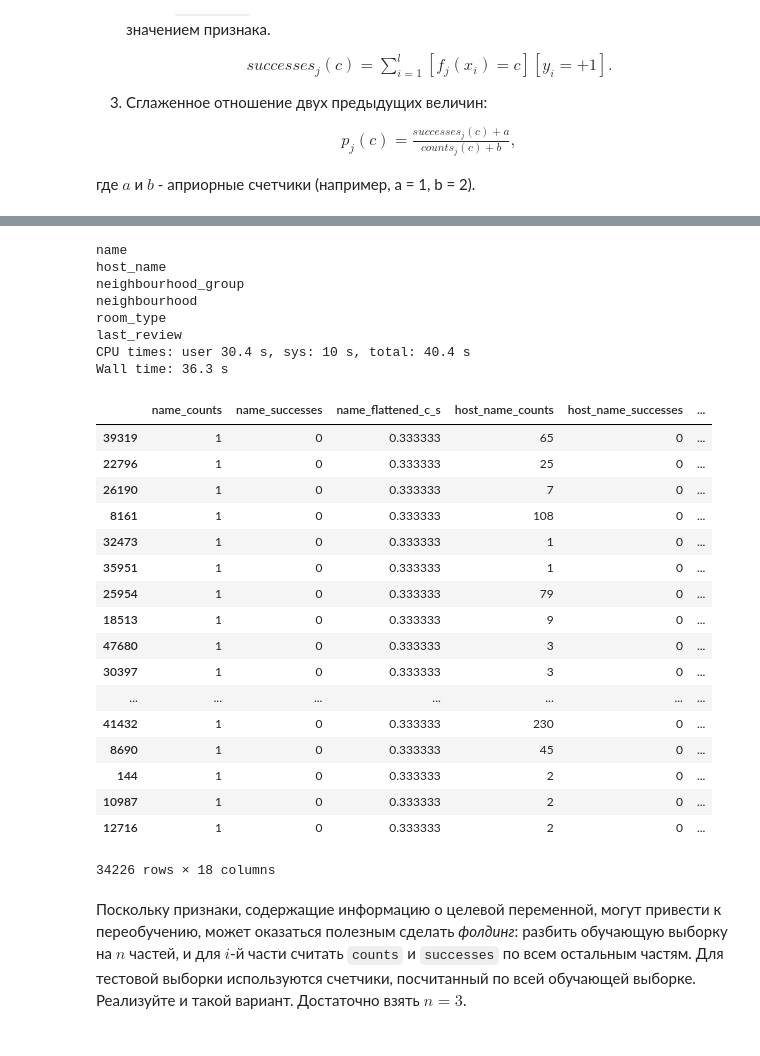
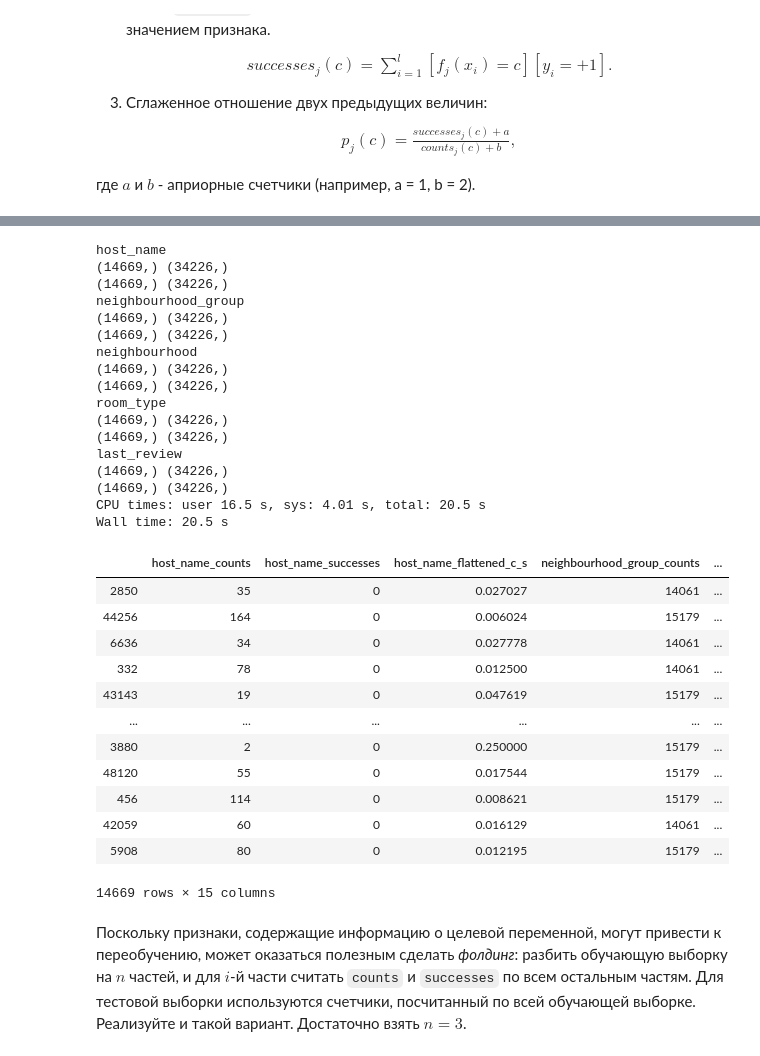
Before and after one commit to paniquex/ML_DS_practice, a Jupyter notebook: MMRO/HW_02/hw-practise-2-kuzmin-nikita.ipynb, the cells around one changed output, grey strips where cells are left out. Cells and saved outputs as stored; diff of their text form; code cells hidden in the pictures.

```diff
--- a/MMRO/HW_02/hw-practise-2-kuzmin-nikita.ipynb
+++ b/MMRO/HW_02/hw-practise-2-kuzmin-nikita.ipynb
@@ -174,6 +169,7 @@ X_train_non_cat, X_test_non_cat, y_train_non_cat, y_test_non_cat = train_test_sp
 from sklearn.model_selection import train_test_split
 X_train_cat, X_test_cat, y_train_cat, y_test_cat = train_test_split(data.drop(columns=['price',
                                                                                        'id',
+                                                                                       'name',
                                                                                        'host_id',
                                                                                        'latitude',
                                                                                        'longitude',
@@ -665,28 +661,32 @@ p_j(c) = \frac{successes_j(c) + a}{counts_j(c) + b},
 
 где $a$ и $b$ - априорные счетчики (например, a = 1, b = 2).
 # %%
-def counts(x):
+def counts(x, x_tr):
     """
     x - one categorical column with type - pandas series
+    x_tr
     """
 
     x = x.to_numpy()
-    return np.sum(x[:, None] == x, axis=1)
+    x_tr = x_tr.to_numpy()
+    return np.sum(x[:, None] == x_tr, axis=1)
 
 
-def successes(x, y):
+def successes(x, x_tr, y):
     """
     x - one categorical column with type - pandas series
     y - target feature from df
     """
 
     x = x.to_numpy()
+    x_tr = x_tr.to_numpy()
     y = y.to_numpy()
-    result = np.sum((x[:, None] == x) * (y == 1), axis=1)
+    print(x.shape, x_tr.shape)
+    result = np.sum((x[:, None] == x_tr) * (y == 1), axis=1)
     return result
 
 
-def flattened_c_s(x, y, a=1, b=2):
+def flattened_c_s(x, x_tr, y, a=1, b=2):
     """
     x - one categorical column with type - pandas series
     y - target feature from dataframe
@@ -694,6 +694,6 @@ def flattened_c_s(x, y, a=1, b=2):
     b - priori counter
     """
 
-    return (successes(x, y) + a) / (counts(x) + b)
+    return (successes(x, x_tr, y) + a) / (counts(x, x_tr) + b)
 # %%
 %%time
@@ -729,11 +726,11 @@ array([0.2       , 0.33333333, 0.33333333, 0.2       , 0.33333333,
 # %%
-def counters(df_cat, y):
+def counters(df_cat, X_train, y):
     df_copy = df_cat.copy()
     for column in df_copy.columns:
         print(column)
-        df_copy[column + '_counts'] = counts(df_copy[column])
-        df_copy[column + '_successes'] = successes(df_copy[column], y)
-        df_copy[column + '_flattened_c_s'] = flattened_c_s(df_copy[column], y)
+        df_copy[column + '_counts'] = counts(df_copy[column], X_train[column])
+        df_copy[column + '_successes'] = successes(df_copy[column], X_train[column], y)
+        df_copy[column + '_flattened_c_s'] = flattened_c_s(df_copy[column], X_train[column], y)
         df_copy.drop(column, axis=1, inplace=True)
     return df_copy
 # %%
@@ -741,6 +738,7 @@ from sklearn.model_selection import train_test_split
 X_train_cat, X_test_cat, y_train_cat, y_test_cat = train_test_split(data.drop(columns=['price',
                                                                                        'target',
                                                                                         'id',
+                                                                                        'name',
                                                                                         'host_id',
                                                                                         'latitude',
                                                                                         'longitude',
@@ -760,34 +758,38 @@ for column in X_train_cat.columns:
     X_test_cat.loc[:, column] = le.transform(X_test_cat.loc[:, column])
 # %%
 %%time
-counters(X_train_cat, y_train)
+counters(X_test_cat, X_train_cat, y_test)
 # %% [output]
-name
 host_name
+(14669,) (34226,)
+(14669,) (34226,)
 neighbourhood_group
+(14669,) (34226,)
+(14669,) (34226,)
 neighbourhood
+(14669,) (34226,)
+(14669,) (34226,)
 room_type
+(14669,) (34226,)
+(14669,) (34226,)
 last_review
-CPU times: user 30.4 s, sys: 10 s, total: 40.4 s
-Wall time: 36.3 s
+(14669,) (34226,)
+(14669,) (34226,)
+CPU times: user 16.5 s, sys: 4.01 s, total: 20.5 s
+Wall time: 20.5 s
-|  | name_counts | name_successes | name_flattened_c_s | host_name_counts | host_name_successes | ... |
-| 39319 | 1 | 0 | 0.333333 | 65 | 0 | ... |
-| 22796 | 1 | 0 | 0.333333 | 25 | 0 | ... |
-| 26190 | 1 | 0 | 0.333333 | 7 | 0 | ... |
-| 8161 | 1 | 0 | 0.333333 | 108 | 0 | ... |
-| 32473 | 1 | 0 | 0.333333 | 1 | 0 | ... |
-| 35951 | 1 | 0 | 0.333333 | 1 | 0 | ... |
-| 25954 | 1 | 0 | 0.333333 | 79 | 0 | ... |
-| 18513 | 1 | 0 | 0.333333 | 9 | 0 | ... |
-| 47680 | 1 | 0 | 0.333333 | 3 | 0 | ... |
-| 30397 | 1 | 0 | 0.333333 | 3 | 0 | ... |
-| ... | ... | ... | ... | ... | ... | ... |
-| 41432 | 1 | 0 | 0.333333 | 230 | 0 | ... |
-| 8690 | 1 | 0 | 0.333333 | 45 | 0 | ... |
-| 144 | 1 | 0 | 0.333333 | 2 | 0 | ... |
-| 10987 | 1 | 0 | 0.333333 | 2 | 0 | ... |
-| 12716 | 1 | 0 | 0.333333 | 2 | 0 | ... |
+|  | host_name_counts | host_name_successes | host_name_flattened_c_s | neighbourhood_group_counts | ... |
+| 2850 | 35 | 0 | 0.027027 | 14061 | ... |
+| 44256 | 164 | 0 | 0.006024 | 15179 | ... |
+| 6636 | 34 | 0 | 0.027778 | 14061 | ... |
+| 332 | 78 | 0 | 0.012500 | 14061 | ... |
+| 43143 | 19 | 0 | 0.047619 | 15179 | ... |
+| ... | ... | ... | ... | ... | ... |
+| 3880 | 2 | 0 | 0.250000 | 15179 | ... |
+| 48120 | 55 | 0 | 0.017544 | 15179 | ... |
+| 456 | 114 | 0 | 0.008621 | 15179 | ... |
+| 42059 | 60 | 0 | 0.016129 | 14061 | ... |
+| 5908 | 80 | 0 | 0.012195 | 15179 | ... |
-34226 rows × 18 columns
+14669 rows × 15 columns
 # %% [markdown]
 Поскольку признаки, содержащие информацию о целевой переменной, могут привести к переобучению, может оказаться полезным сделать *фолдинг*: разбить обучающую выборку на $n$ частей, и для $i$-й части считать `counts` и `successes` по всем остальным частям. Для тестовой выборки используются счетчики, посчитанный по всей обучающей выборке. Реализуйте и такой вариант. Достаточно взять $n = 3$.
 # %% [markdown]
```
Also changed, not shown: parts of 55 cells of this notebook.
